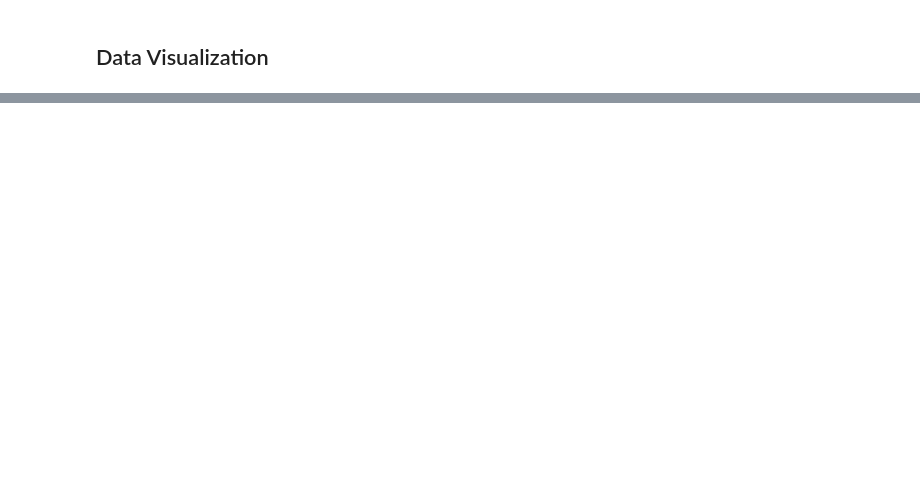
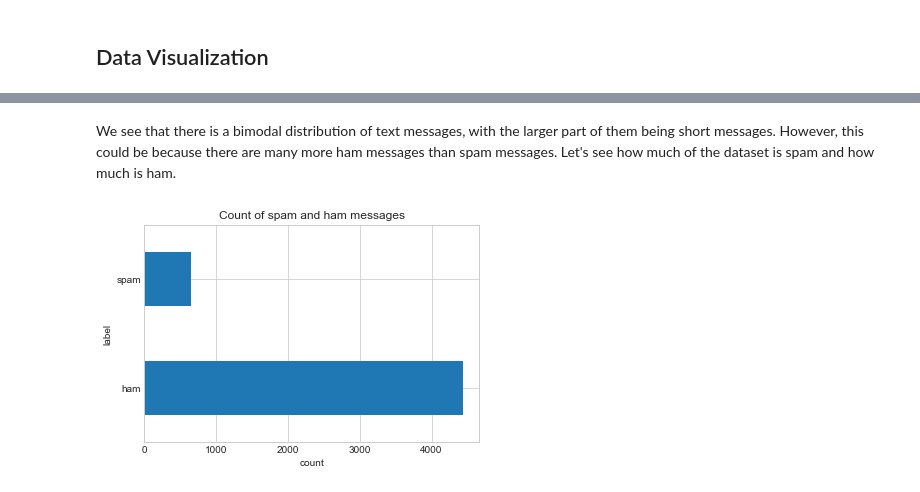
Before and after one commit to Thakugan/machine-learning-notebooks, a Jupyter notebook: 2-exploring-text-data/spam.ipynb, the cells around one changed output, grey strips where cells are left out. Cells and saved outputs as stored; diff of their text form; code cells hidden in the pictures; blank space fills up the shorter version.

```diff
--- a/2-exploring-text-data/spam.ipynb
+++ b/2-exploring-text-data/spam.ipynb
@@ -173,0 +186,11 @@ sns.distplot(data_trimmed.text_length)
+# %% [markdown]
+We see that there is a bimodal distribution of text messages, with the larger part of them being short messages. However, this could be because there are many more ham messages than spam messages. Let's see how much of the dataset is spam and how much is ham.
+# %%
+data_grouped = data_trimmed.groupby(by="label")  # separate ham and spam
+# sns.barplot(x="label", y="count", data=data_grouped.text)
+count = data_grouped.text.count()  # just the count of all entries
+ax = count.plot(kind="barh")
+plt.xlabel("count")
+plt.title("Count of spam and ham messages");
+# %% [output]
+[figure, added]
```
Also changed, not shown: parts of 43 cells of this notebook.
